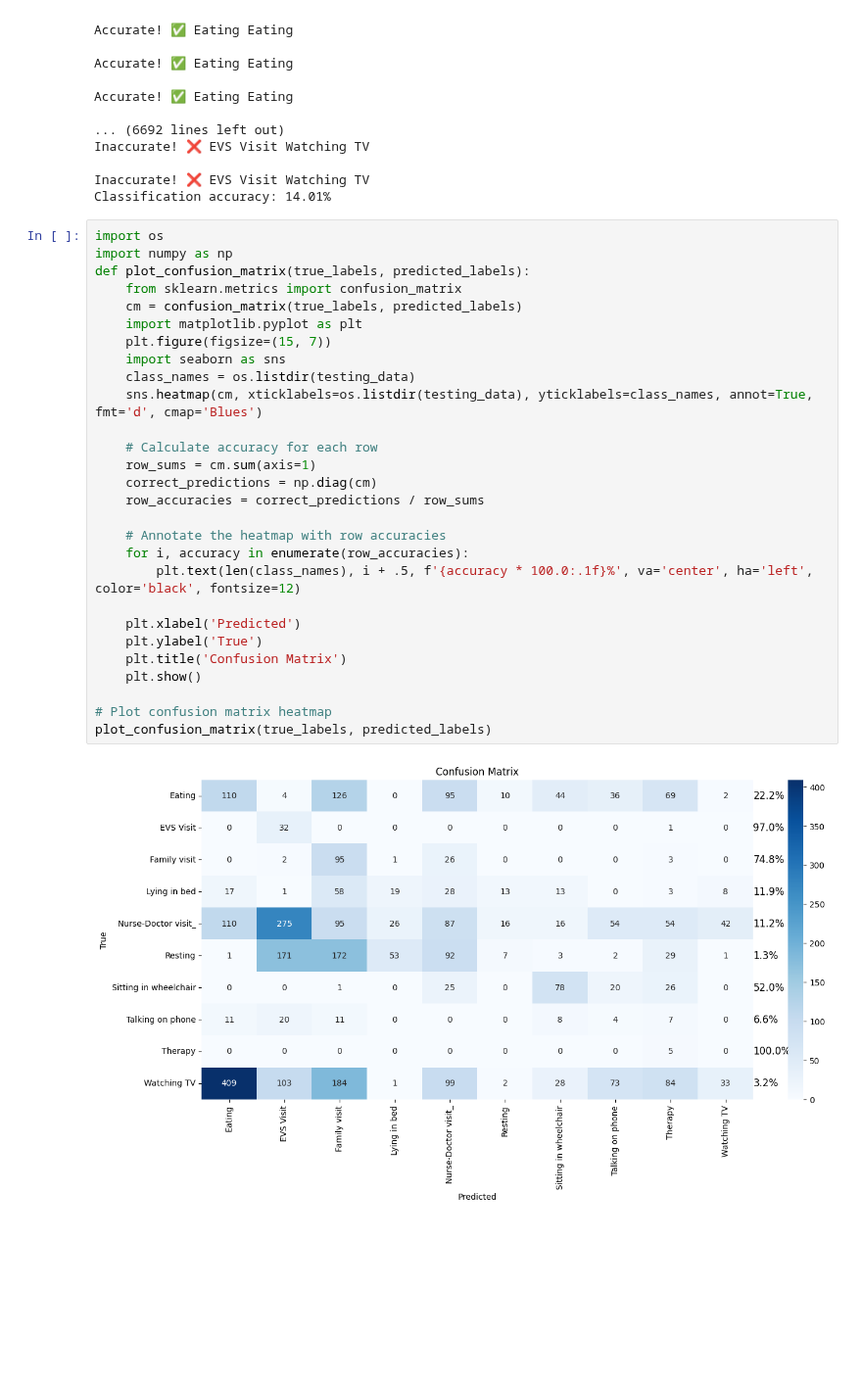
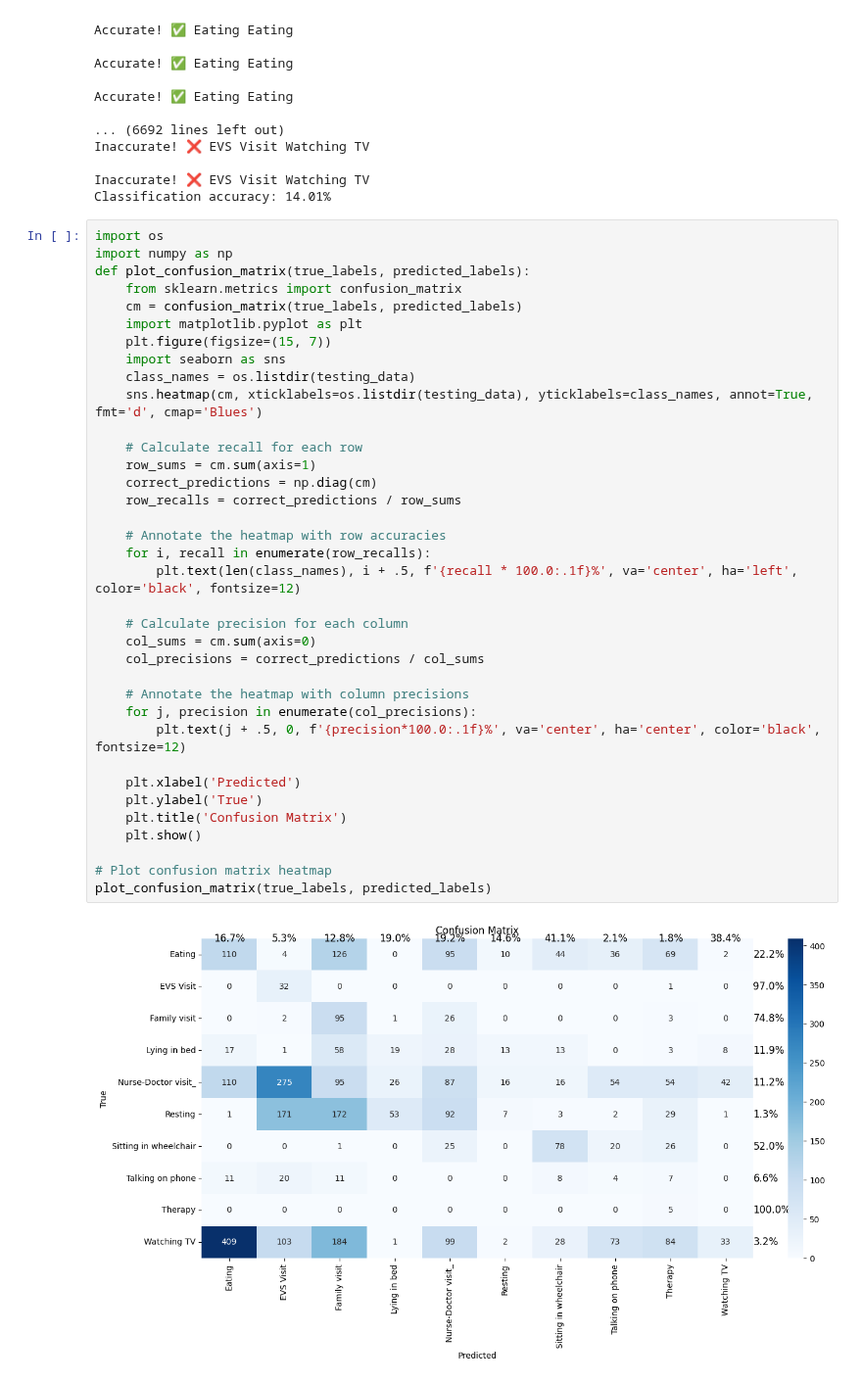
Before and after one commit to AI-For-Wearables-PAM/activity-recog, a Jupyter notebook: histo/nootbook.ipynb, the cells around one changed output. Shown at 98% size. Drawn from its saved outputs; the diff is of its cells as text; blank space fills up the shorter version.

Commit message:
Precision and recall on the graph
I hope the equation for those is correct.

```diff
--- a/histo/nootbook.ipynb
+++ b/histo/nootbook.ipynb
@@ -70,33 +70,41 @@ Classification accuracy: 14.01%
 # %%
 import os
 import numpy as np
 def plot_confusion_matrix(true_labels, predicted_labels):
     from sklearn.metrics import confusion_matrix
     cm = confusion_matrix(true_labels, predicted_labels)
     import matplotlib.pyplot as plt
     plt.figure(figsize=(15, 7))
     import seaborn as sns
     class_names = os.listdir(testing_data)
     sns.heatmap(cm, xticklabels=os.listdir(testing_data), yticklabels=class_names, annot=True, fmt='d', cmap='Blues')
 
-    # Calculate accuracy for each row
+    # Calculate recall for each row
     row_sums = cm.sum(axis=1)
     correct_predictions = np.diag(cm)
-    row_accuracies = correct_predictions / row_sums
+    row_recalls = correct_predictions / row_sums
 
     # Annotate the heatmap with row accuracies
-    for i, accuracy in enumerate(row_accuracies):
-        plt.text(len(class_names), i + .5, f'{accuracy * 100.0:.1f}%', va='center', ha='left', color='black', fontsize=12)
+    for i, recall in enumerate(row_recalls):
+        plt.text(len(class_names), i + .5, f'{recall * 100.0:.1f}%', va='center', ha='left', color='black', fontsize=12)
+
+    # Calculate precision for each column
+    col_sums = cm.sum(axis=0)
+    col_precisions = correct_predictions / col_sums
+
+    # Annotate the heatmap with column precisions
+    for j, precision in enumerate(col_precisions):
+        plt.text(j + .5, 0, f'{precision*100.0:.1f}%', va='center', ha='center', color='black', fontsize=12)
 
     plt.xlabel('Predicted')
     plt.ylabel('True')
     plt.title('Confusion Matrix')
     plt.show()
 
 # Plot confusion matrix heatmap
 plot_confusion_matrix(true_labels, predicted_labels)
 # %% [output]
-[figure, old version]
+[figure, new version]
 # %%
 from sklearn.metrics import classification_report
 
```
Also changed, not shown: parts of 1 cell of this notebook.
